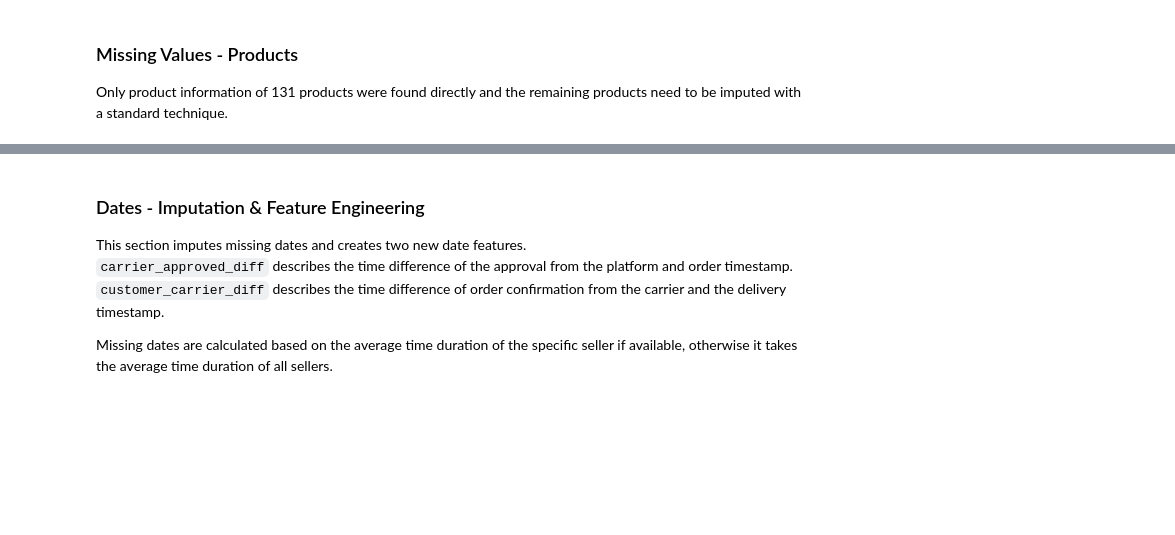
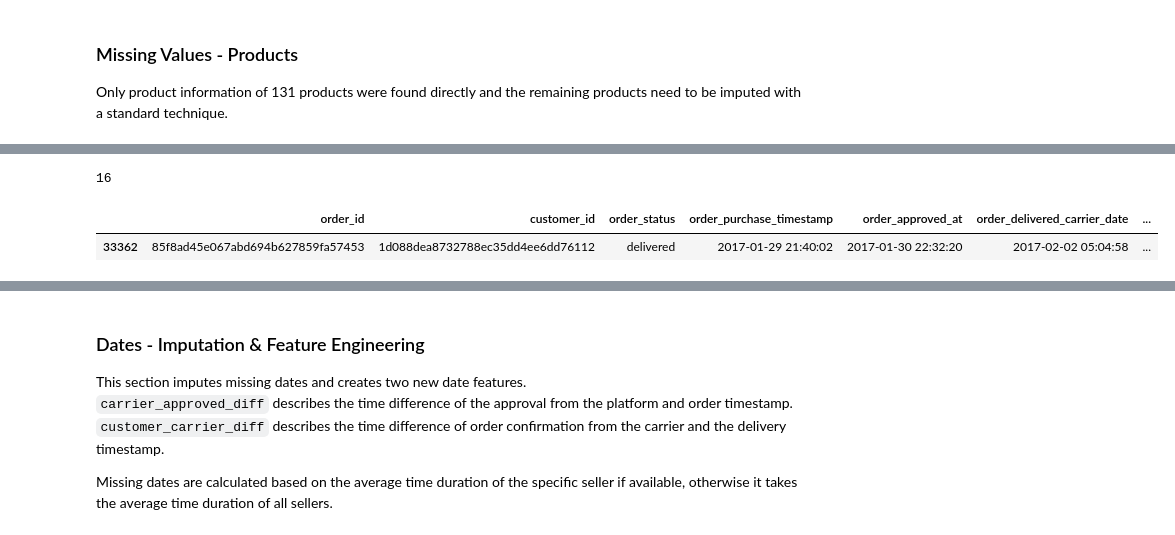
Before and after one commit to androi7/dsi-capstone, a Jupyter notebook: part-01/Ecommerce_EDA.ipynb, the cells around one changed output, grey strips where cells are left out. Cells and saved outputs as stored; diff of their text form; code cells hidden in the pictures; blank space fills up the shorter version.

```diff
--- a/part-01/Ecommerce_EDA.ipynb
+++ b/part-01/Ecommerce_EDA.ipynb
@@ -681,12 +711,17 @@ plt.show()
 # %%
-df[df[['product_width_cm', 'delivery_weight', 'product_weight_g',
-       'product_length_cm', 'product_height_cm']].isnull().any(axis=1)].shape[0]
+product_info_missing_mask = df[['product_width_cm', 'delivery_weight', 'product_weight_g',
+                                'product_length_cm', 'product_height_cm']].isnull().any(axis=1)
+df[product_info_missing_mask].shape[0]
+# %% [output]
+16
 # %%
 # missing product information, but category name known
-product_info_missing = df[(df[['product_width_cm', 'delivery_weight', 'product_weight_g',
-                               'product_length_cm', 'product_height_cm']].isnull().any(axis=1)) &
+product_info_missing = df[(product_info_missing_mask) &
                           (df['product_category_name'].notnull())]
 product_info_missing
+# %% [output]
+|  | order_id | customer_id | order_status | order_purchase_timestamp | order_approved_at | order_delivered_carrier_date | ... |
+| 33362 | 85f8ad45e067abd694b627859fa57453 | 1d088dea8732788ec35dd4ee6dd76112 | delivered | 2017-01-29 21:40:02 | 2017-01-30 22:32:20 | 2017-02-02 05:04:58 | ... |
 # %%
 categories = df['product_category_name']
 cat = product_info_missing['product_category_name'].values[0]
```
Also changed, not shown: parts of 38 cells of this notebook.
